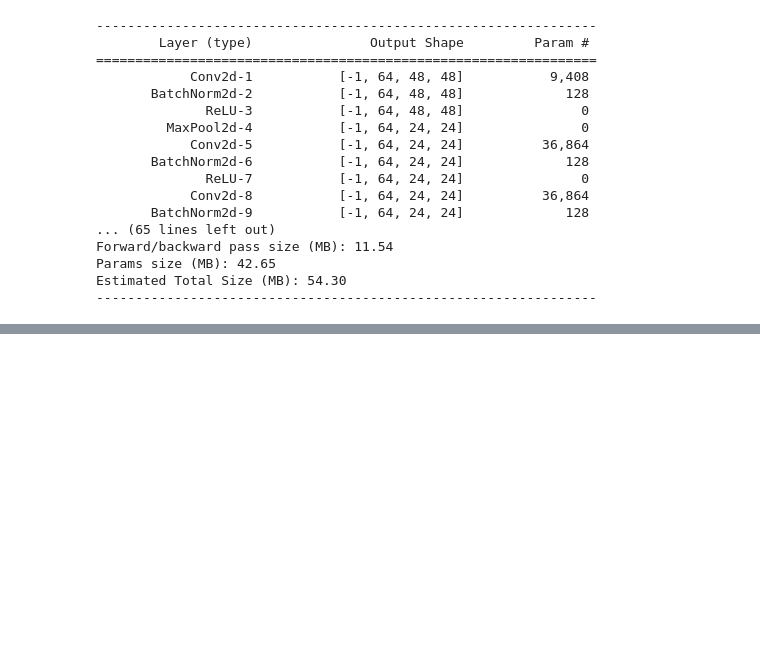
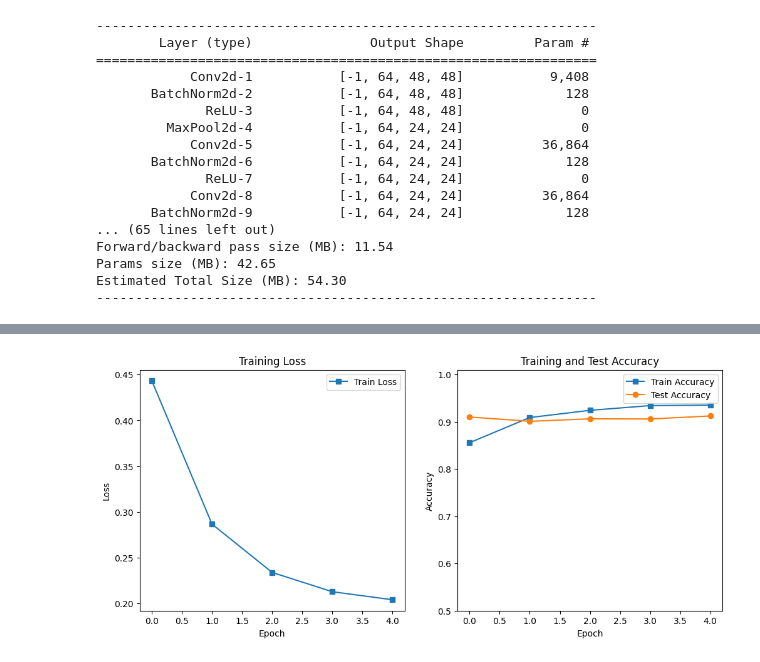
Before and after one commit to pablogasco1/deep-learning, a Jupyter notebook: notebooks/13-transfer_learning_3.ipynb, the cells around one changed output, grey strips where cells are left out. Drawn from its saved outputs; the diff is of its cells as text; code cells hidden in the pictures; blank space fills up the shorter version.

```diff
--- a/notebooks/13-transfer_learning_3.ipynb
+++ b/notebooks/13-transfer_learning_3.ipynb
@@ -208,0 +243,13 @@ plt.show()
+# %%
+vgg16 = torchvision.models.vgg16(pretrained=True)
+
+for p in vgg16.parameters():
+    p.requires_grad = False
+
+vgg16.classifier[6] = nn.Linear(vgg16.classifier[6].in_features, 10)
+vgg16.to(device);
+loss_fn = nn.CrossEntropyLoss()
+#optimizer = torch.optim.SGD(vgg16.parameters(), lr=0.001, momentum=0.9)
+optimizer = torch.optim.AdamW(vgg16.parameters(), lr=0.001, weight_decay=0.01)
+epochs = 5
+losses, train_acc, test_acc = train(vgg16, train_dataloader, test_dataloader, loss_fn, optimizer, device, epochs)
@@ -208,0 +262,19 @@ plt.show()
+# %%
+fig, ax = plt.subplots(1, 2, figsize=(12, 5))
+ax[0].plot(losses, "s-", label='Train Loss')
+ax[0].set_title("Training Loss")
+ax[0].set_xlabel("Epoch")
+ax[0].set_ylabel("Loss")
+ax[0].legend()
+
+ax[1].plot(train_acc, "s-", label='Train Accuracy')
+ax[1].plot(test_acc, "o-", label='Test Accuracy')
+ax[1].set_title("Training and Test Accuracy")
+ax[1].set_xlabel("Epoch")
+ax[1].set_ylabel("Accuracy")
+ax[1].set_ylim(0.5, 1.01)
+ax[1].legend()
+
+plt.show()
+# %% [output]
+[figure, added]
```
Also changed, not shown: parts of 8 cells of this notebook.
